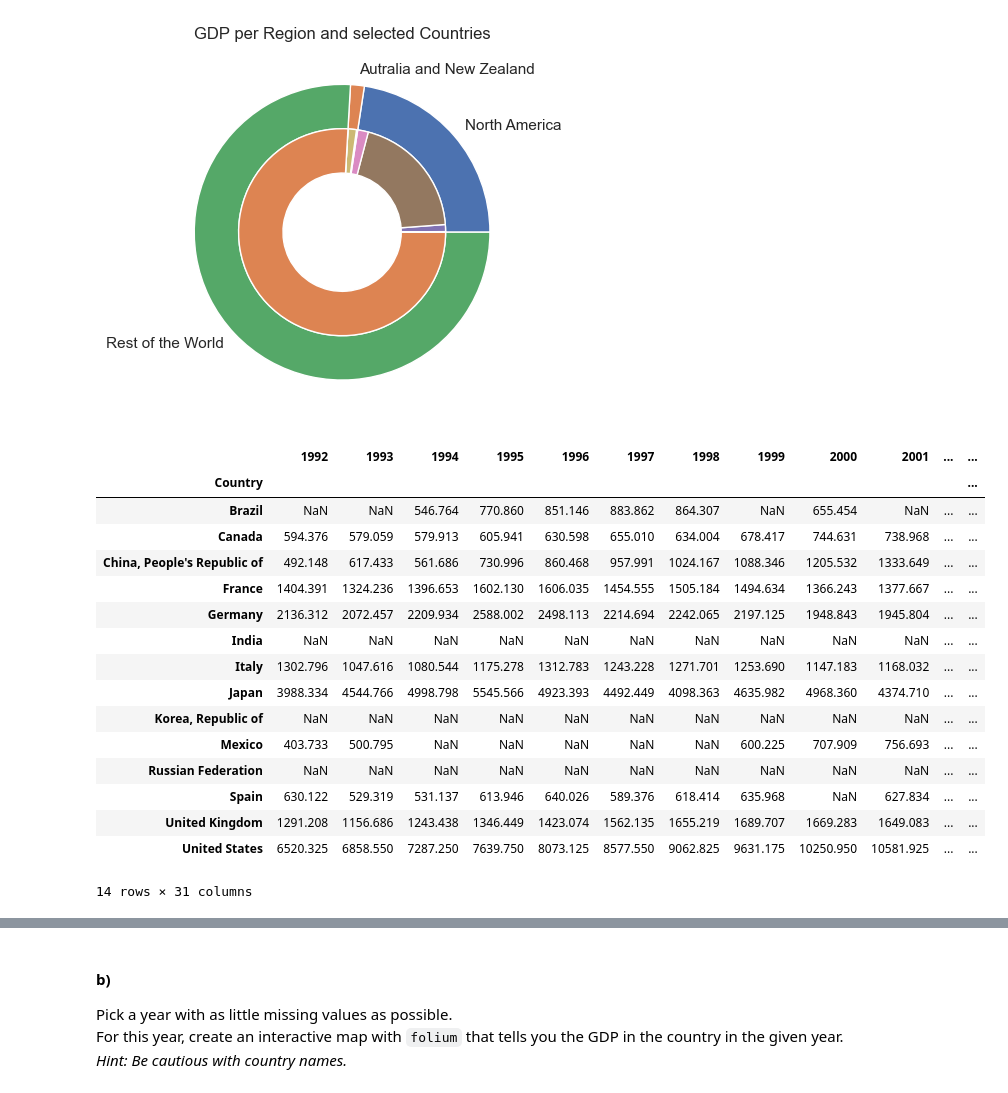
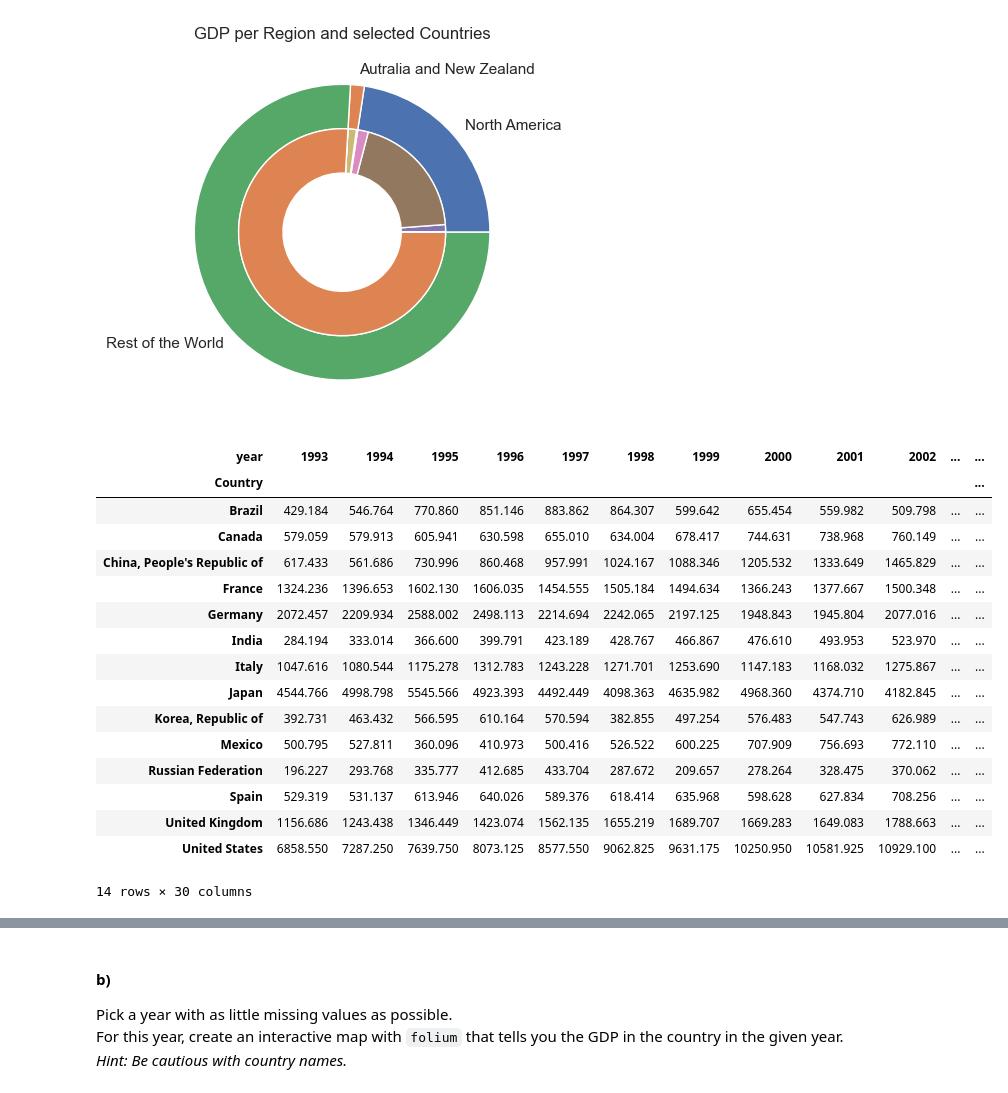
Before and after one commit to Monsieur-Bandana/data_science_clockmann, a Jupyter notebook: ClassProject2207 (1).ipynb, the cells around one changed output, grey strips where cells are left out. Cells and saved outputs as stored; diff of their text form; code cells hidden in the pictures.

```diff
--- a/ClassProject2207 (1).ipynb
+++ b/ClassProject2207 (1).ipynb
@@ -207,37 +207,39 @@ plt.show()
 1414.101
 [figure]
 # %%
-# checking who where the leading economies over the years
+# checking who where the leading economies in every year
 top=10
 
 dfEdit = final_gdp3.drop(columns=["NaN_count", "NaN_count2"])
 dfTop20All = dfEdit[1992].sort_values().tail(top)
 dfEdit = dfEdit.drop(columns=[1992])
+
 for year in dfEdit.columns:
     dfTop20Current = dfEdit[year].sort_values().tail(top)
     dfTop20All = pd.merge(dfTop20All, dfTop20Current,
                        left_index=True, right_index=True, how='outer')
+listdfTop20All = dfTop20All.index.to_list()
+
+dfTop20All = dfEdit.loc[listdfTop20All]
 dfTop20All
-
-# since the country should only appear in the graph, when its in the top ranks we won't change the NaN values but insted make use of them
 # %% [output]
-|  | 1992 | 1993 | 1994 | 1995 | 1996 | 1997 | 1998 | 1999 | 2000 | 2001 | ... | ... |
+| year | 1993 | 1994 | 1995 | 1996 | 1997 | 1998 | 1999 | 2000 | 2001 | 2002 | ... | ... |
 | Country |  |  |  |  |  |  |  |  |  |  |  | ... |
-| Brazil | NaN | NaN | 546.764 | 770.860 | 851.146 | 883.862 | 864.307 | NaN | 655.454 | NaN | ... | ... |
-| Canada | 594.376 | 579.059 | 579.913 | 605.941 | 630.598 | 655.010 | 634.004 | 678.417 | 744.631 | 738.968 | ... | ... |
-| China, People's Republic of | 492.148 | 617.433 | 561.686 | 730.996 | 860.468 | 957.991 | 1024.167 | 1088.346 | 1205.532 | 1333.649 | ... | ... |
-| France | 1404.391 | 1324.236 | 1396.653 | 1602.130 | 1606.035 | 1454.555 | 1505.184 | 1494.634 | 1366.243 | 1377.667 | ... | ... |
-| Germany | 2136.312 | 2072.457 | 2209.934 | 2588.002 | 2498.113 | 2214.694 | 2242.065 | 2197.125 | 1948.843 | 1945.804 | ... | ... |
-| India | NaN | NaN | NaN | NaN | NaN | NaN | NaN | NaN | NaN | NaN | ... | ... |
-| Italy | 1302.796 | 1047.616 | 1080.544 | 1175.278 | 1312.783 | 1243.228 | 1271.701 | 1253.690 | 1147.183 | 1168.032 | ... | ... |
-| Japan | 3988.334 | 4544.766 | 4998.798 | 5545.566 | 4923.393 | 4492.449 | 4098.363 | 4635.982 | 4968.360 | 4374.710 | ... | ... |
-| Korea, Republic of | NaN | NaN | NaN | NaN | NaN | NaN | NaN | NaN | NaN | NaN | ... | ... |
-| Mexico | 403.733 | 500.795 | NaN | NaN | NaN | NaN | NaN | 600.225 | 707.909 | 756.693 | ... | ... |
-| Russian Federation | NaN | NaN | NaN | NaN | NaN | NaN | NaN | NaN | NaN | NaN | ... | ... |
-| Spain | 630.122 | 529.319 | 531.137 | 613.946 | 640.026 | 589.376 | 618.414 | 635.968 | NaN | 627.834 | ... | ... |
-| United Kingdom | 1291.208 | 1156.686 | 1243.438 | 1346.449 | 1423.074 | 1562.135 | 1655.219 | 1689.707 | 1669.283 | 1649.083 | ... | ... |
-| United States | 6520.325 | 6858.550 | 7287.250 | 7639.750 | 8073.125 | 8577.550 | 9062.825 | 9631.175 | 10250.950 | 10581.925 | ... | ... |
+| Brazil | 429.184 | 546.764 | 770.860 | 851.146 | 883.862 | 864.307 | 599.642 | 655.454 | 559.982 | 509.798 | ... | ... |
+| Canada | 579.059 | 579.913 | 605.941 | 630.598 | 655.010 | 634.004 | 678.417 | 744.631 | 738.968 | 760.149 | ... | ... |
+| China, People's Republic of | 617.433 | 561.686 | 730.996 | 860.468 | 957.991 | 1024.167 | 1088.346 | 1205.532 | 1333.649 | 1465.829 | ... | ... |
+| France | 1324.236 | 1396.653 | 1602.130 | 1606.035 | 1454.555 | 1505.184 | 1494.634 | 1366.243 | 1377.667 | 1500.348 | ... | ... |
+| Germany | 2072.457 | 2209.934 | 2588.002 | 2498.113 | 2214.694 | 2242.065 | 2197.125 | 1948.843 | 1945.804 | 2077.016 | ... | ... |
+| India | 284.194 | 333.014 | 366.600 | 399.791 | 423.189 | 428.767 | 466.867 | 476.610 | 493.953 | 523.970 | ... | ... |
+| Italy | 1047.616 | 1080.544 | 1175.278 | 1312.783 | 1243.228 | 1271.701 | 1253.690 | 1147.183 | 1168.032 | 1275.867 | ... | ... |
+| Japan | 4544.766 | 4998.798 | 5545.566 | 4923.393 | 4492.449 | 4098.363 | 4635.982 | 4968.360 | 4374.710 | 4182.845 | ... | ... |
+| Korea, Republic of | 392.731 | 463.432 | 566.595 | 610.164 | 570.594 | 382.855 | 497.254 | 576.483 | 547.743 | 626.989 | ... | ... |
+| Mexico | 500.795 | 527.811 | 360.096 | 410.973 | 500.416 | 526.522 | 600.225 | 707.909 | 756.693 | 772.110 | ... | ... |
+| Russian Federation | 196.227 | 293.768 | 335.777 | 412.685 | 433.704 | 287.672 | 209.657 | 278.264 | 328.475 | 370.062 | ... | ... |
+| Spain | 529.319 | 531.137 | 613.946 | 640.026 | 589.376 | 618.414 | 635.968 | 598.628 | 627.834 | 708.256 | ... | ... |
+| United Kingdom | 1156.686 | 1243.438 | 1346.449 | 1423.074 | 1562.135 | 1655.219 | 1689.707 | 1669.283 | 1649.083 | 1788.663 | ... | ... |
+| United States | 6858.550 | 7287.250 | 7639.750 | 8073.125 | 8577.550 | 9062.825 | 9631.175 | 10250.950 | 10581.925 | 10929.100 | ... | ... |
-14 rows × 31 columns
+14 rows × 30 columns
 # %%
 fig, axes = plt.subplots(2, 1, figsize=(18, 12))
 
```
Also changed, not shown: parts of 1 cell of this notebook.
